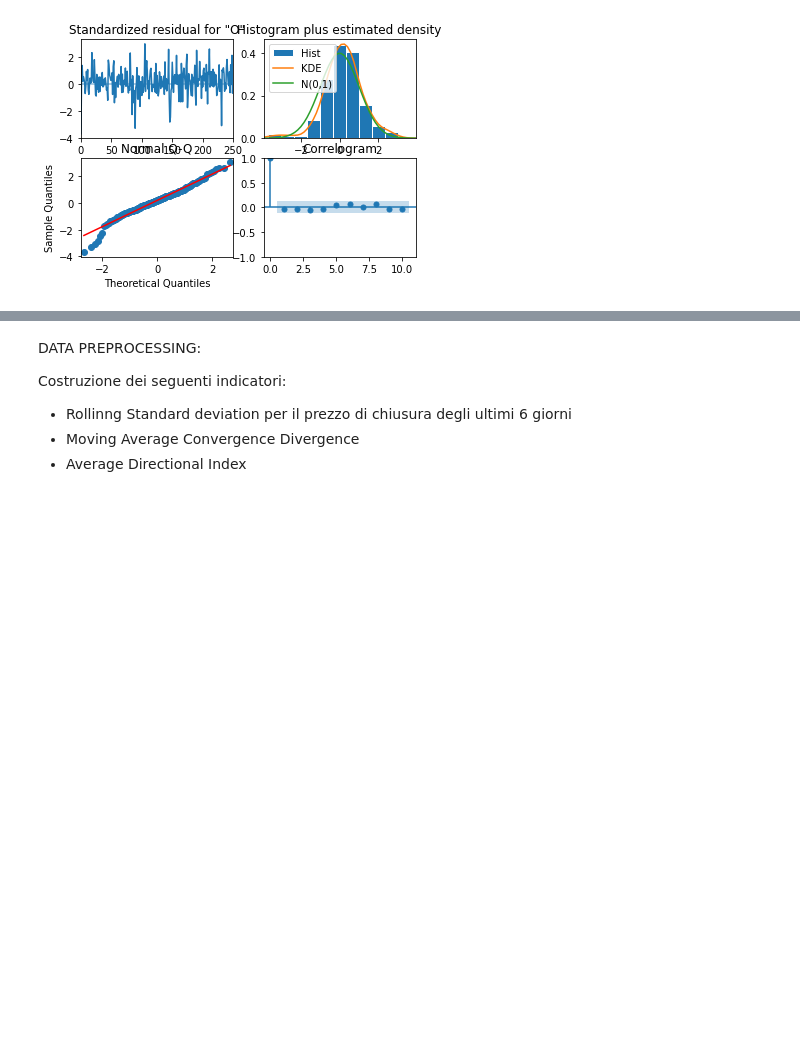
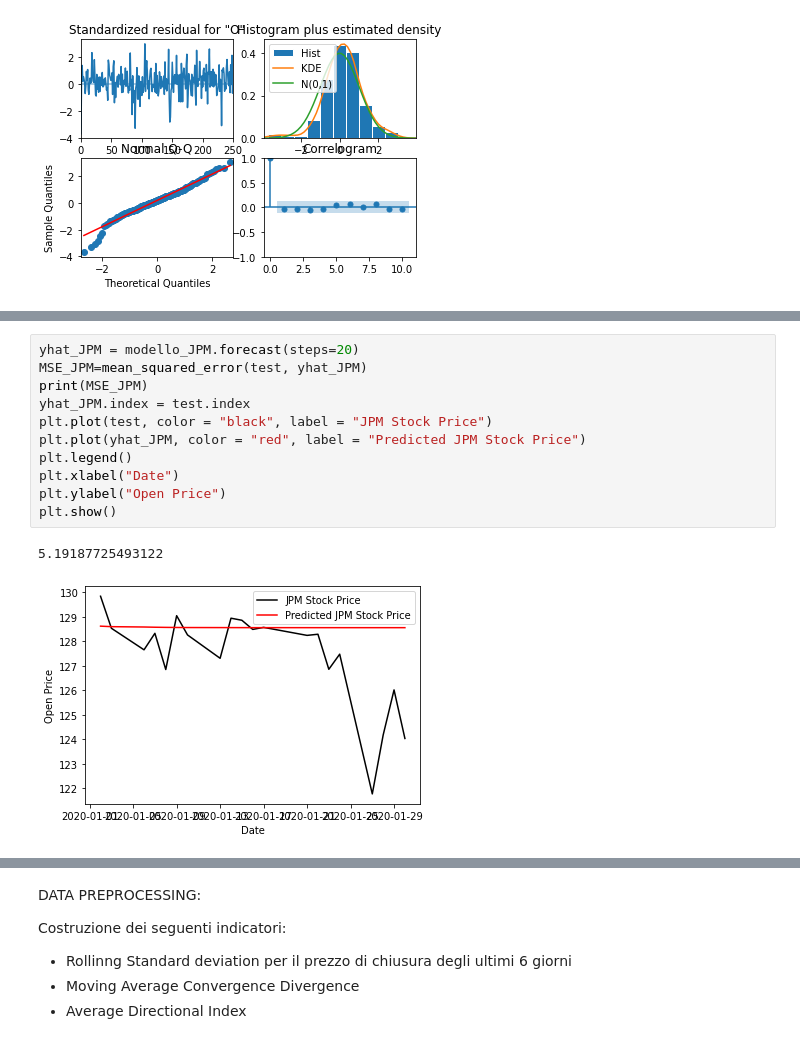
Before and after one commit to SalvatoreLatora/Stock-price-predictions-using-Neural-Networks, a Jupyter notebook: Code_exam.ipynb, the cells around one changed output, grey strips where cells are left out. Saved outputs shown, nothing was run; the diff lists cells and outputs as text; blank space fills up the shorter version.

```diff
--- a/Code_exam.ipynb
+++ b/Code_exam.ipynb
@@ -251,0 +277,14 @@ IndexingError: Unalignable boolean Series provided as indexer (index of the bool
+# %%
+yhat_JPM = modello_JPM.forecast(steps=20)
+MSE_JPM=mean_squared_error(test, yhat_JPM)
+print(MSE_JPM)
+yhat_JPM.index = test.index
+plt.plot(test, color = "black", label = "JPM Stock Price")
+plt.plot(yhat_JPM, color = "red", label = "Predicted JPM Stock Price")
+plt.legend()
+plt.xlabel("Date")
+plt.ylabel("Open Price")
+plt.show()
+# %% [output]
+5.19187725493122
+[figure, added]
```
Also changed, not shown: parts of 9 cells of this notebook.
